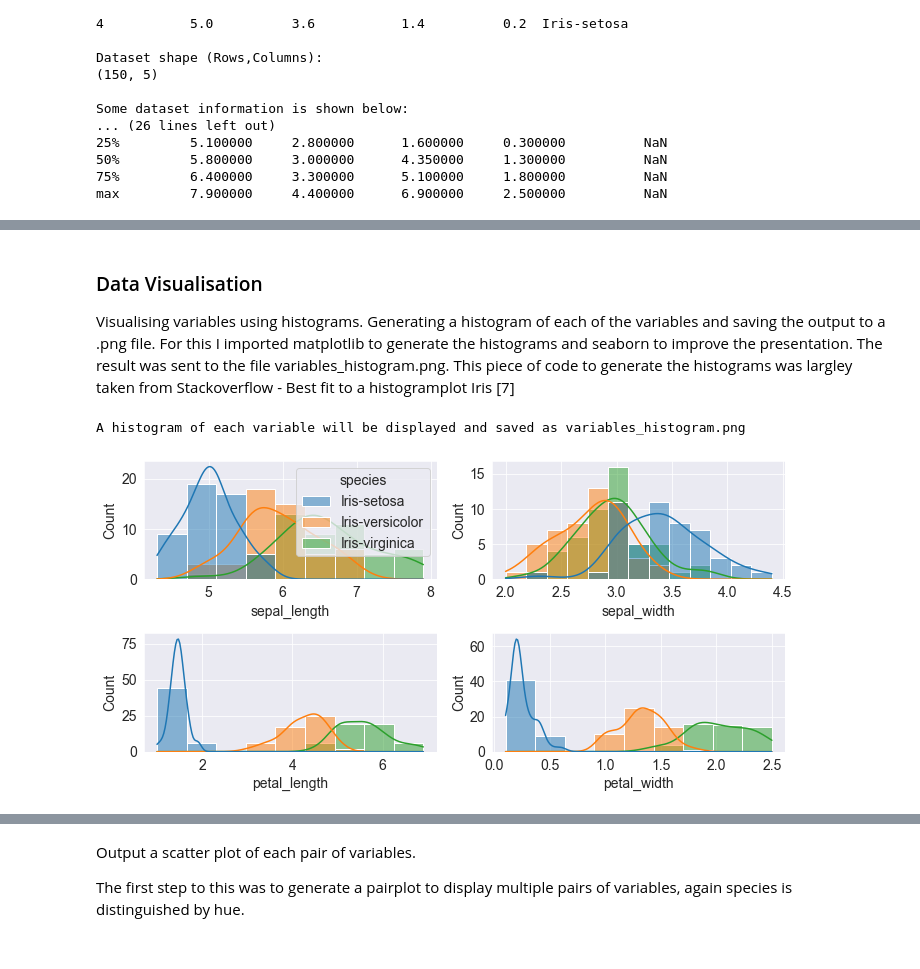
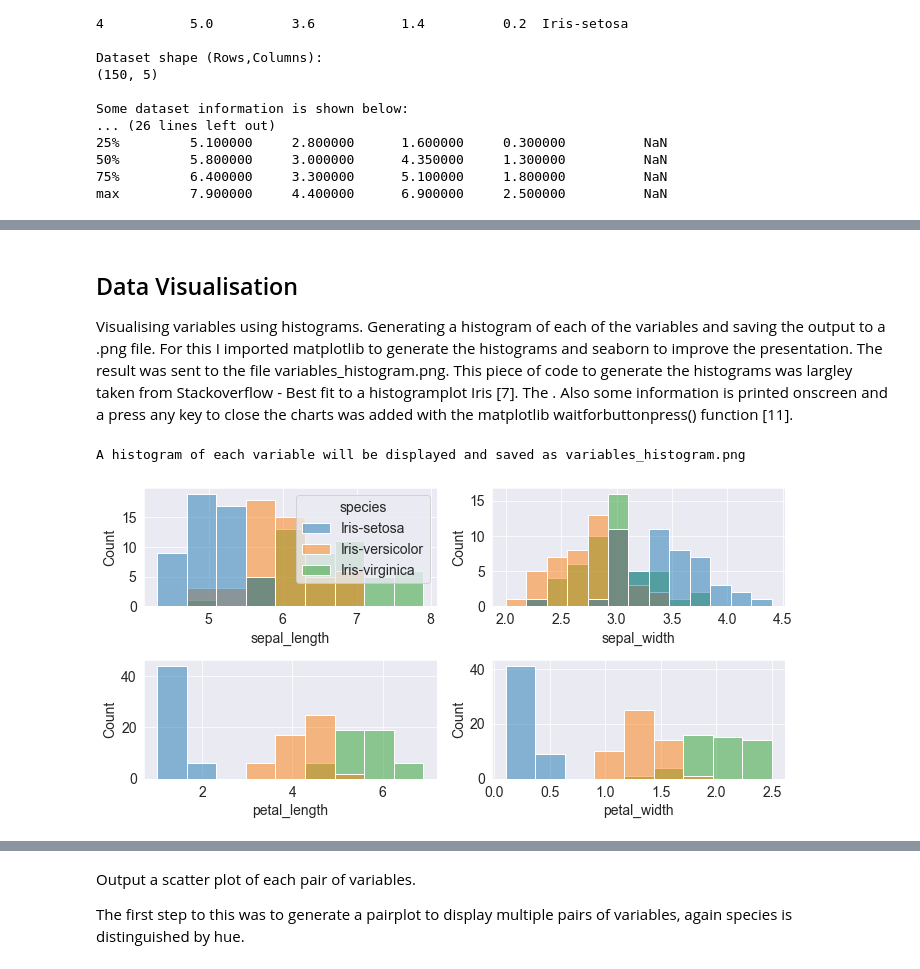
Before and after one commit to JScarry/-pands-project, a Jupyter notebook: README.ipynb, the cells around one changed output, grey strips where cells are left out. Saved outputs shown, nothing was run; the diff lists cells and outputs as text; code cells hidden in the pictures.

```diff
--- a/README.ipynb
+++ b/README.ipynb
@@ -154,7 +176,7 @@ max         7.900000     4.400000      6.900000     2.500000          NaN
 # %% [markdown]
-### Data Visualisation
+## Data Visualisation
 
-Visualising variables using histograms. Generating a histogram of each of the variables and saving the output to a .png file. For this I imported matplotlib to generate the histograms and seaborn to improve the presentation. The result was sent to the file variables_histogram.png. This piece of code to generate the histograms was largley taken from Stackoverflow - Best fit to a histogramplot Iris [7]
+Visualising variables using histograms. Generating a histogram of each of the variables and saving the output to a .png file. For this I imported matplotlib to generate the histograms and seaborn to improve the presentation. The result was sent to the file variables_histogram.png. This piece of code to generate the histograms was largley taken from Stackoverflow - Best fit to a histogramplot Iris [7]. The . Also some information is printed onscreen and a press any key to close the charts was added with the matplotlib waitforbuttonpress() function [11].
 # %%
 #pands-project work. Data exploration
 #Author Jarlath Scarry
@@ -166,32 +188,32 @@ import matplotlib
 #from matplotlib import rcParams
 import matplotlib.pyplot as plt
 import seaborn as sns
 import time
 
 sns.set_style('darkgrid') #add a dark grid to the background of the plot
 matplotlib.rcParams['font.size'] = 14
 matplotlib.rcParams['figure.figsize'] = (8, 4)
 matplotlib.rcParams['figure.facecolor'] = '#00000000'
 
 
 iris_df = pd.read_csv('IRIS.csv') #creating the data frame iris_df by reading in the file from the directory with pandas and
                                     #assigning it the variable iris_df
 #iris_df = sns.load_dataset("iris") #load iris dataset directly from seaborn
 
 print('\033[1m' + 'A histogram of each variable will be displayed and saved as variables_histogram.png' + '\033[0m')
 
 #https://stackoverflow.com/questions/67300148/best-fit-to-a-histogramplot-iris
 # make the 'species' column categorical to fix the order
 iris_df['species'] = pd.Categorical(iris_df['species'])
 
 fig, axs = plt.subplots(2, 2, figsize=(10, 5))
 for col, ax in zip(iris_df.columns[:4], axs.flat):
-    sns.histplot(data=iris_df, x=col, kde=True, hue='species', common_norm=False, legend=ax==axs[0,0], ax=ax)
+    sns.histplot(data=iris_df, x=col, hue='species', common_norm=False, legend=ax==axs[0,0], ax=ax)
     #sns.histplot(data=iris_df, x=col, kde=True, hue='species', common_norm=False, legend=ax==axs[0,0], ax=ax)
 matplotlib.rcParams['toolbar'] = 'None'
 plt.tight_layout()
 plt.savefig("variables_histogram.png") #save the figure in the directory as a .png file
 plt.show()
 # %% [output]
 A histogram of each variable will be displayed and saved as variables_histogram.png
-[figure, old version]
+[figure, new version]
```
Also changed, not shown: parts of 9 cells of this notebook, 3 other files.
